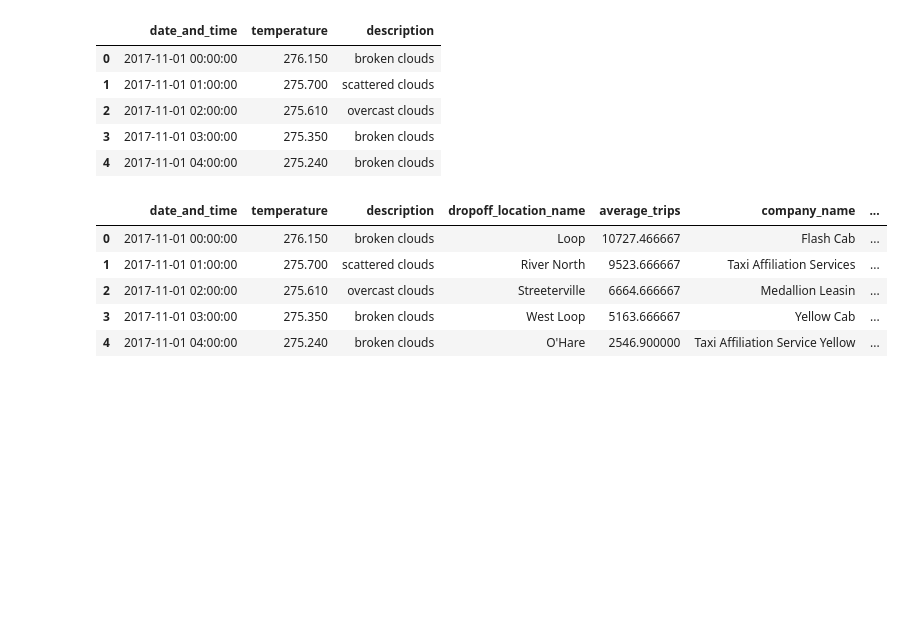
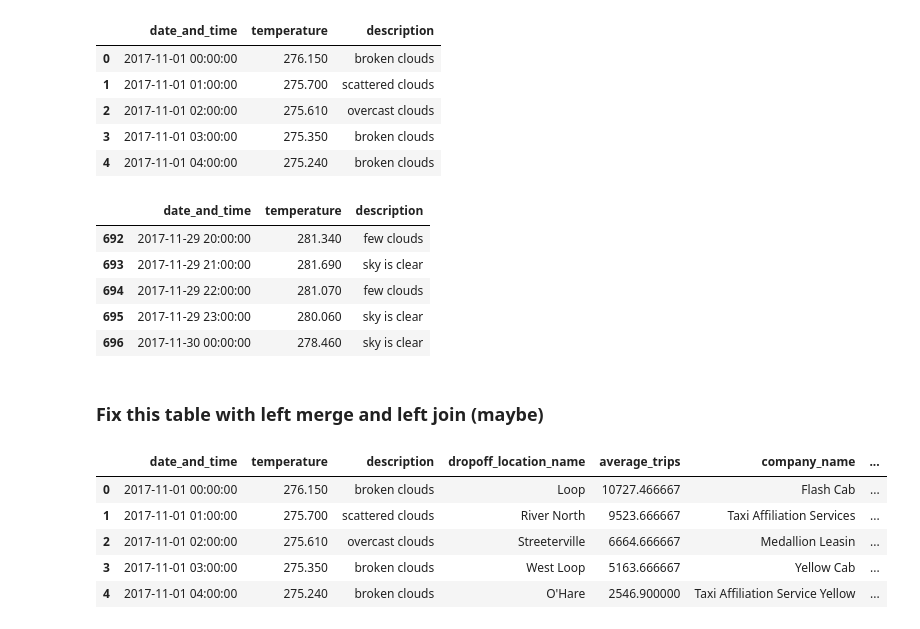
Before and after one commit to BLacuesta3/Sprint-6-Project, a Jupyter notebook: Sprint 6 Project.ipynb, the cells around one changed output. Cells and saved outputs as stored; diff of their text form; code cells hidden in the pictures; blank space fills up the shorter version.

```diff
--- a/Sprint 6 Project.ipynb
+++ b/Sprint 6 Project.ipynb
@@ -250,10 +264,21 @@ weather_records.head()
 | 2 | 2017-11-01 02:00:00 | 275.610 | overcast clouds |
 | 3 | 2017-11-01 03:00:00 | 275.350 | broken clouds |
 | 4 | 2017-11-01 04:00:00 | 275.240 | broken clouds |
+# %%
+weather_records.tail()
+# %% [output]
+|  | date_and_time | temperature | description |
+| 692 | 2017-11-29 20:00:00 | 281.340 | few clouds |
+| 693 | 2017-11-29 21:00:00 | 281.690 | sky is clear |
+| 694 | 2017-11-29 22:00:00 | 281.070 | few clouds |
+| 695 | 2017-11-29 23:00:00 | 280.060 | sky is clear |
+| 696 | 2017-11-30 00:00:00 | 278.460 | sky is clear |
 # %%
 weather_records = weather_records.reset_index(drop=True)
 
 neighborhood_df = neighborhood_df.reset_index(drop=True)
 
 company_df = company_df.reset_index(drop=True)
+# %% [markdown]
+### Fix this table with left merge and left join (maybe)
 # %%
```
Also changed, not shown: parts of 23 cells of this notebook, 1 other file.
